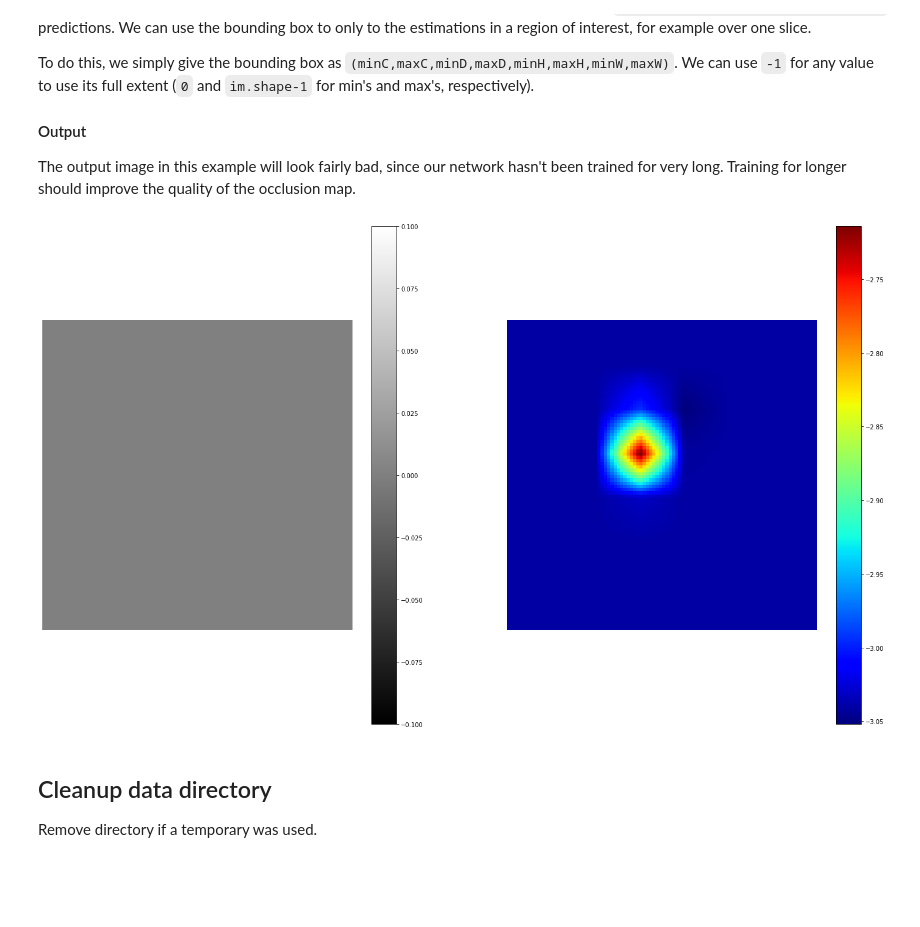
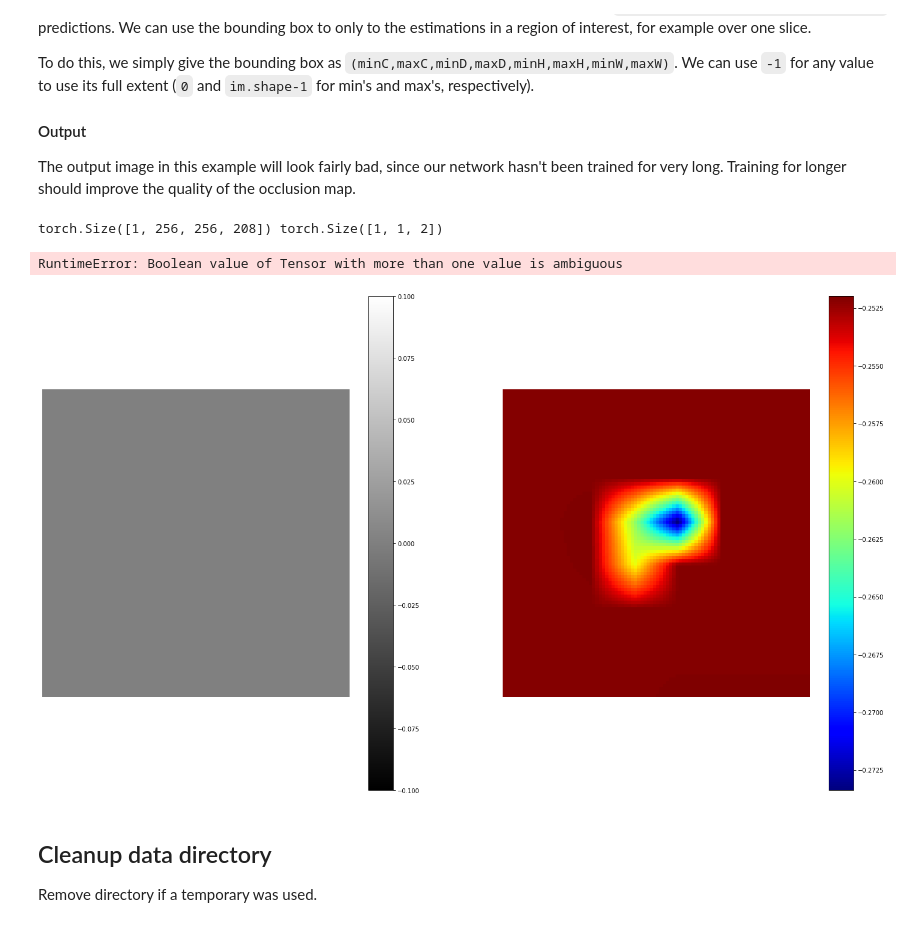
Before and after one commit to saikhu/HippoDense, a Jupyter notebook: DenseNet256_40.ipynb, the cells around one changed output. Cells and saved outputs as stored; diff of their text form; code cells hidden in the pictures; blank space fills up the shorter version.

```diff
--- a/DenseNet256_40.ipynb
+++ b/DenseNet256_40.ipynb
@@ -267,3 +270,7 @@ The output image in this example will look fairly bad, since our network hasn't
+# %%
+savedModel = open(modelPickle, 'rb')
+trainedModel = pickle.load(savedModel)
+savedModel.close()
 # %%
 # create a validation data loader
 test_ds = ImageDataset(image_files=images[-10:], labels=labels[-10:], transform=val_transforms)
@@ -290,0 +300,22 @@ img, label = get_next_im()
+# %%
+tt = Compose([ScaleIntensity()])
+t_ds = ImageDataset(image_files=images, labels=labels)
+t_loader = DataLoader(t_ds, batch_size=1)
+iterat = iter(t_loader)
+
+
+def get_next_im():
+    t_data = next(iterat)
+    return t_data[0].to(device), t_data[1].unsqueeze(0).to(device)
+imgT, labelT = get_next_im()
+print(imgT.shape, labelT.shape)
+# %% [output]
+torch.Size([1, 256, 256, 208]) torch.Size([1, 1, 2])
+# %%
+from nilearn import plotting, image
+import numpy as np
+# pathNifti = "/home/usman/Desktop/Datasets/dldirect_results/seg_Right-Hippocampus.nii.gz"
+# img = image.load_img(pathNifti)
+plotting.plot_glass_brain(imgT)
+# %% [output]
+RuntimeError: Boolean value of Tensor with more than one value is ambiguous
@@ -291,25 +327,25 @@ img, label = get_next_im()
 # %%
 # Get the occlusion sensitivity map
-occ_sens = monai.visualize.OcclusionSensitivity(nn_module=model, mask_size=12, n_batch=10, stride=12)
+occ_sens = monai.visualize.OcclusionSensitivity(nn_module=trainedModel, mask_size=12, n_batch=10, stride=12)
 # Only get a single slice to save time.
 # For the other dimensions (channel, width, height), use
 # -1 to use 0 and img.shape[x]-1 for min and max, respectively
-depth_slice = img.shape[2] // 2
+depth_slice = img.shape[3] // 2
 occ_sens_b_box = [-1, -1, depth_slice, depth_slice, -1, -1, -1, -1]
 
 occ_result, _ = occ_sens(x=img, b_box=occ_sens_b_box)
 occ_result = occ_result[..., label.argmax().item()]
 
 fig, axes = plt.subplots(1, 2, figsize=(25, 15), facecolor="white")
 
-for i, im in enumerate([img[:, :, depth_slice, ...], occ_result]):
+for i, im in enumerate([img[:, :, 50, ...], occ_result]):
     cmap = "gray" if i == 0 else "jet"
     ax = axes[i]
     im_show = ax.imshow(np.squeeze(im[0][0].detach().cpu()), cmap=cmap)
     ax.axis("off")
     fig.colorbar(im_show, ax=ax)
 # %% [output]
-[figure, old version]
+[figure, new version]
 # %% [markdown]
 ## Cleanup data directory
 
```
Also changed, not shown: parts of 4 cells of this notebook, 1 other file.
